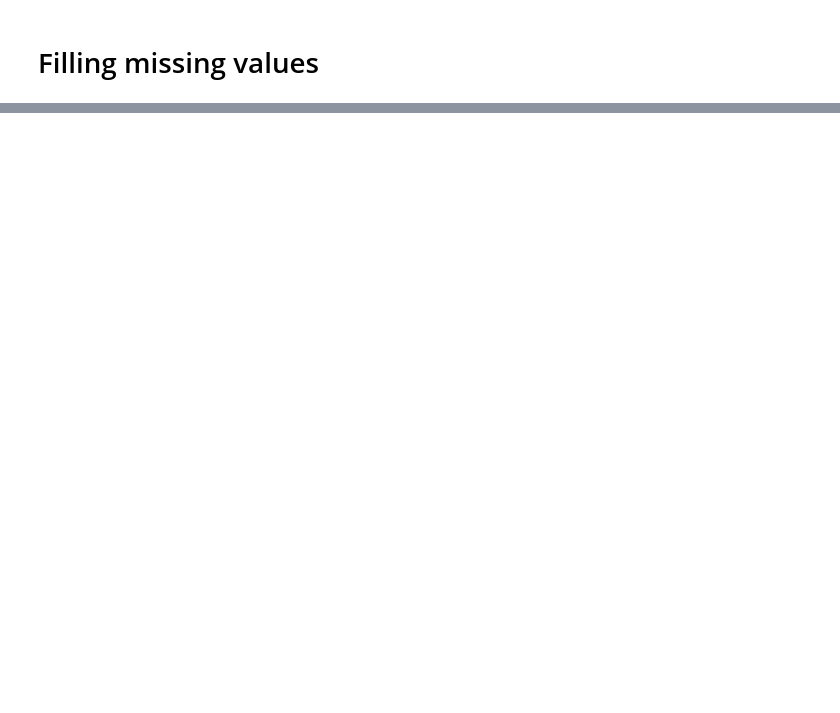
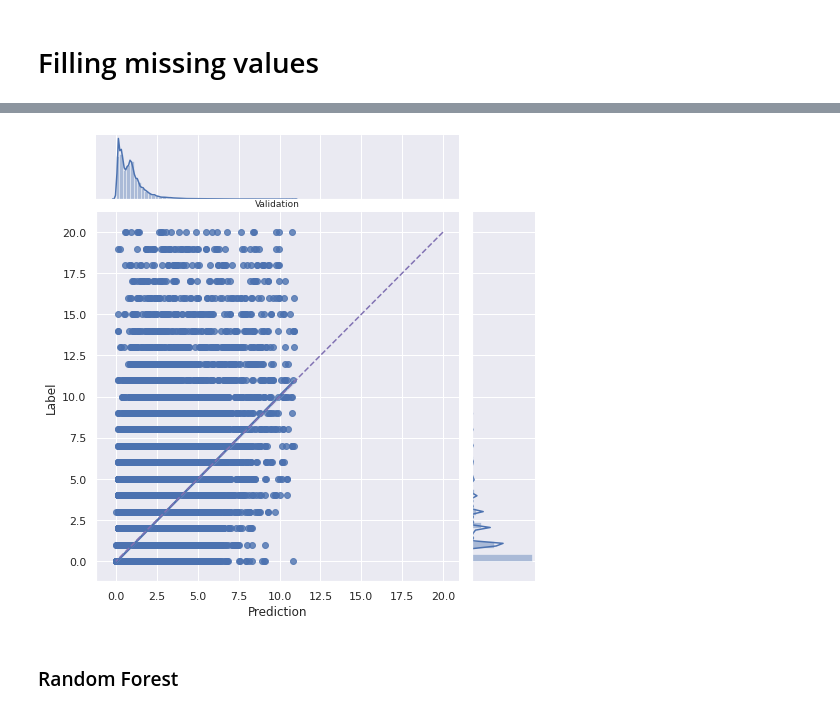
Before and after one commit to kryvokhyzha/examples-and-courses, a Jupyter notebook: How to Win a Data Science Competition/FinalProject/notebooks/main.ipynb, the cells around one changed output, grey strips where cells are left out. Saved outputs shown, nothing was run; the diff lists cells and outputs as text; code cells hidden in the pictures; blank space fills up the shorter version.

```diff
--- a/How to Win a Data Science Competition/FinalProject/notebooks/main.ipynb
+++ b/How to Win a Data Science Competition/FinalProject/notebooks/main.ipynb
@@ -1269,0 +1218,4 @@ test_df.to_csv('subm_result.csv', index=False)
+# %%
+xgb_train_pred = xgb_model.predict(xgb_train)
+xgb_val_pred = xgb_model.predict(xgb_val)
+xgb_test_pred = xgb_model.predict(xgb_test)
@@ -1269,0 +1228,7 @@ test_df.to_csv('subm_result.csv', index=False)
+# %%
+# model_performance_sc_plot(xgb_train_pred, Y_train, 'Train')
+model_performance_sc_plot(xgb_val_pred, Y_validation, 'Validation')
+# %% [output]
+[figure, added]
+# %% [markdown]
+### Random Forest
```
Also changed, not shown: parts of 182 cells of this notebook, 1 other file.
